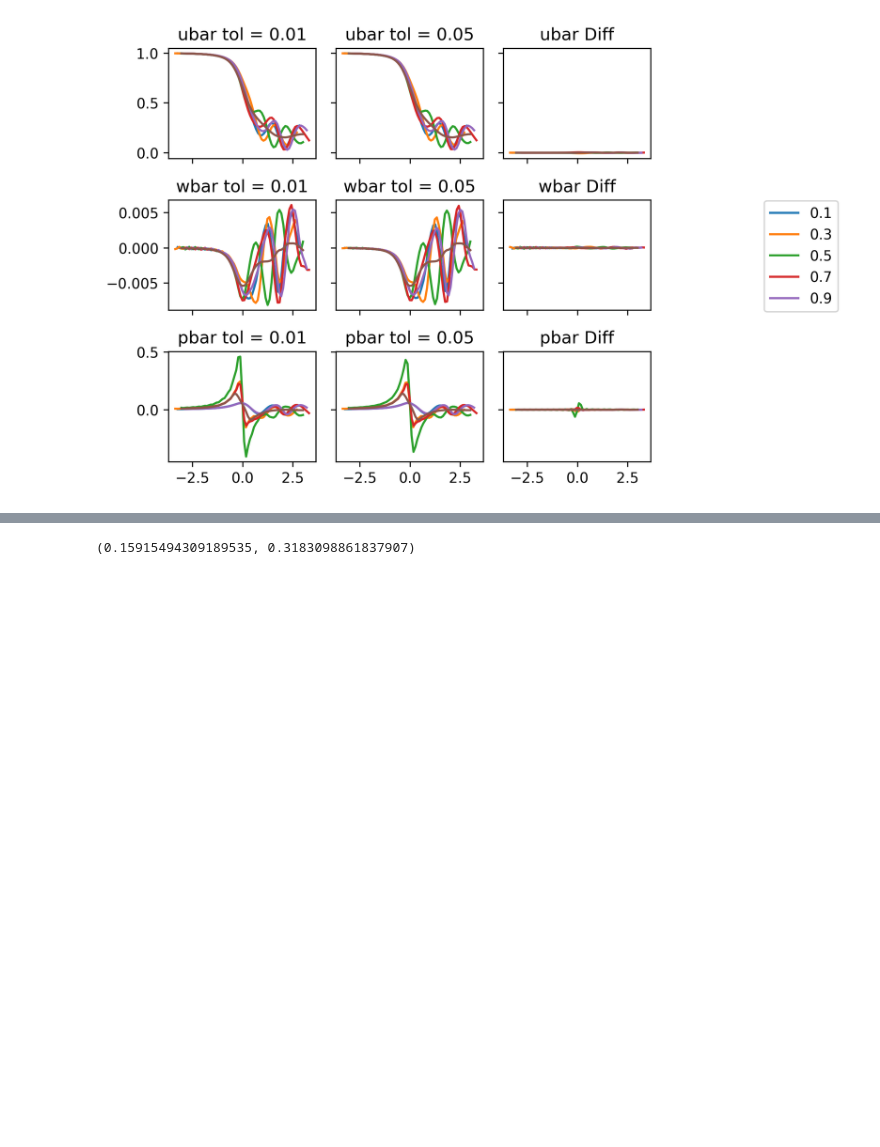
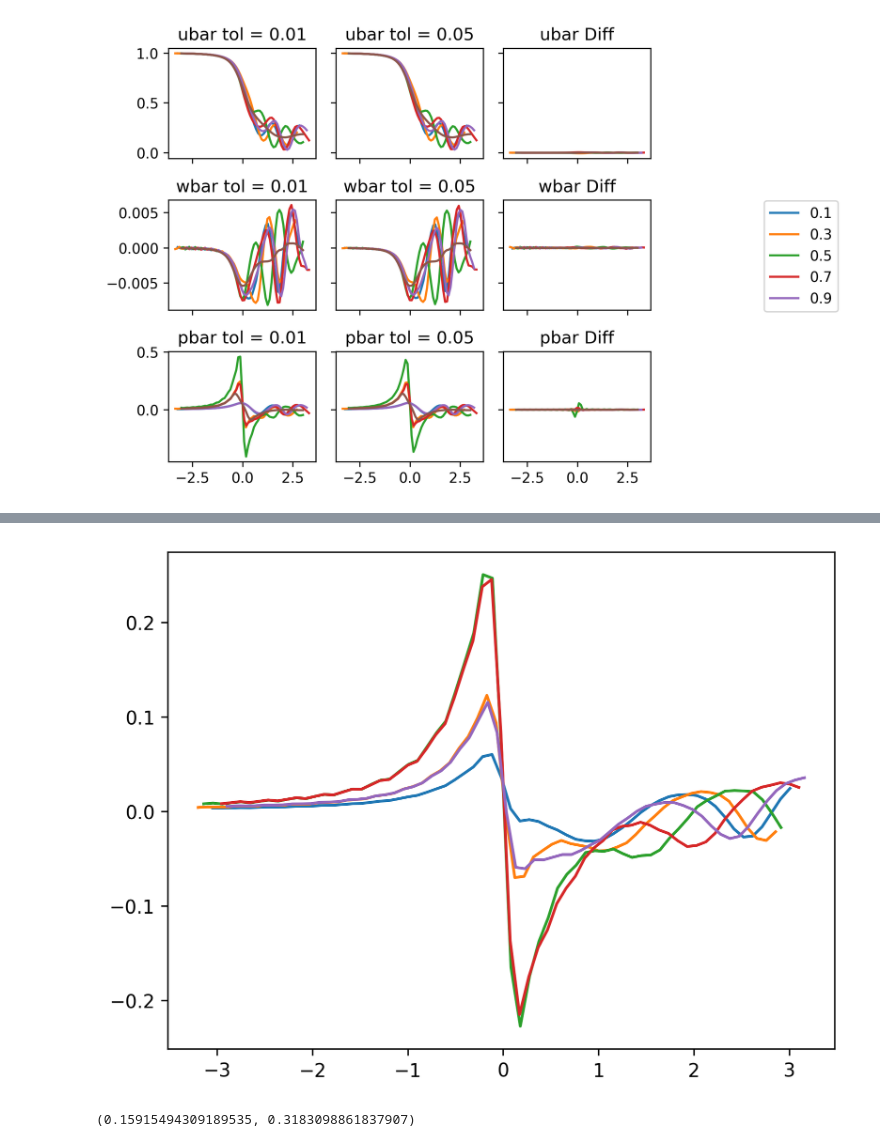
Before and after one commit to skygering/SimsPadeOps, a Jupyter notebook: analysis/F_0017X_SU.ipynb, the cells around one changed output, grey strips where cells are left out. Cells and saved outputs as stored; diff of their text form; code cells hidden in the pictures; blank space fills up the shorter version.

```diff
--- a/analysis/F_0017X_SU.ipynb
+++ b/analysis/F_0017X_SU.ipynb
@@ -189,3 +191,31 @@ plot_sims_diff(sim0, sim3, sim0_log, sim3_log, key_idx)
 plot_sims_diff(sim6, sim9, sim6_log, sim9_log, key_idx)
 # %% [output]
 [figure]
+# %%
+df_list = []
+
+phases_sim9, dx_sim9, _ = get_log_info(sim9_log)
+xlim = [-3, 3]
+key = "pbar"
+
+for phase in [0.0, 0.3, 0.5, 0.7]:
+
+    dx_idx_9 = np.where(phases_sim9 == phase)[0]
+    dx_9 = 0 if len(dx_idx_9) == 0 else dx_sim9[dx_idx_9[0]]
+
+    slice9 = sim9.slice(
+        budget_terms=[key],
+        xlim=xlim,
+        ylim=0,
+        zlim=0,
+        phase=phase
+    )
+
+    df_list.append(pd.DataFrame({
+        "x": np.array(slice9["x"]) - dx_9,
+        "value": slice9[key],
+        "phase": phase
+    }))
+
+# Combine into one df
+pbar_df = pd.concat(df_list, ignore_index=True)
@@ -192,3 +256,16 @@ plot_sims_diff(sim6, sim9, sim6_log, sim9_log, key_idx)
+# %%
+fig, ax0 = plt.subplots(nrows = 1, ncols = 1, dpi = 300, sharey = "row", sharex = True)
+phases_sim0, dx_sim0, _ = get_log_info(sim3_log)
+xlim = [-3, 3]
+for phase in [0.0, 0.2, 0.4, 0.6, 0.8]:
+    key = "pbar"
+    dx_idx_0 = np.where(phases_sim0 == phase)[0]
+    dx_0 = 0 if len(dx_idx_0) == 0  else dx_sim0[dx_idx_0[0]]
+    slice0 = sim0.slice(budget_terms=[key], xlim = xlim, ylim = 0, zlim = 0, phase = phase)
+    ax0.plot(np.array(slice0["x"]) - dx_0, slice0[key], label = phase)
+    # ax0.set_title(key + " tol = 0.01")
+# %% [output]
+[figure, added]
 # %%
 def plot_turbine_location_in_tube(sim1, sim_log1, sim2, sim_log2, phases, tol = 0.9, key = "ubar", frame = None):
     # get turbine location
```
Also changed, not shown: parts of 4 cells of this notebook, 8 other files.
